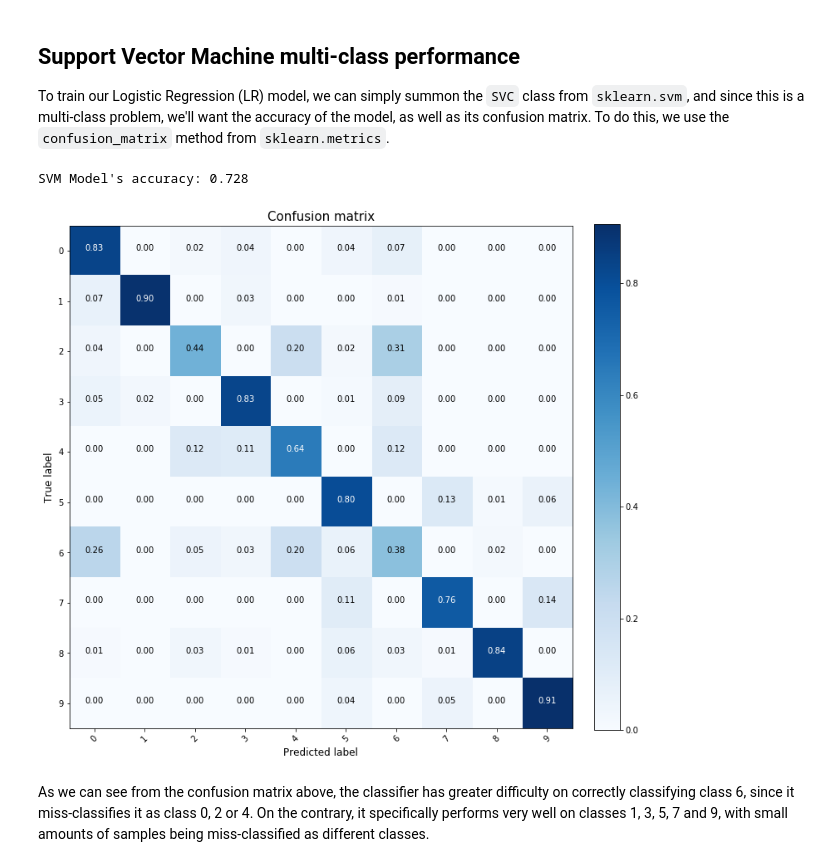
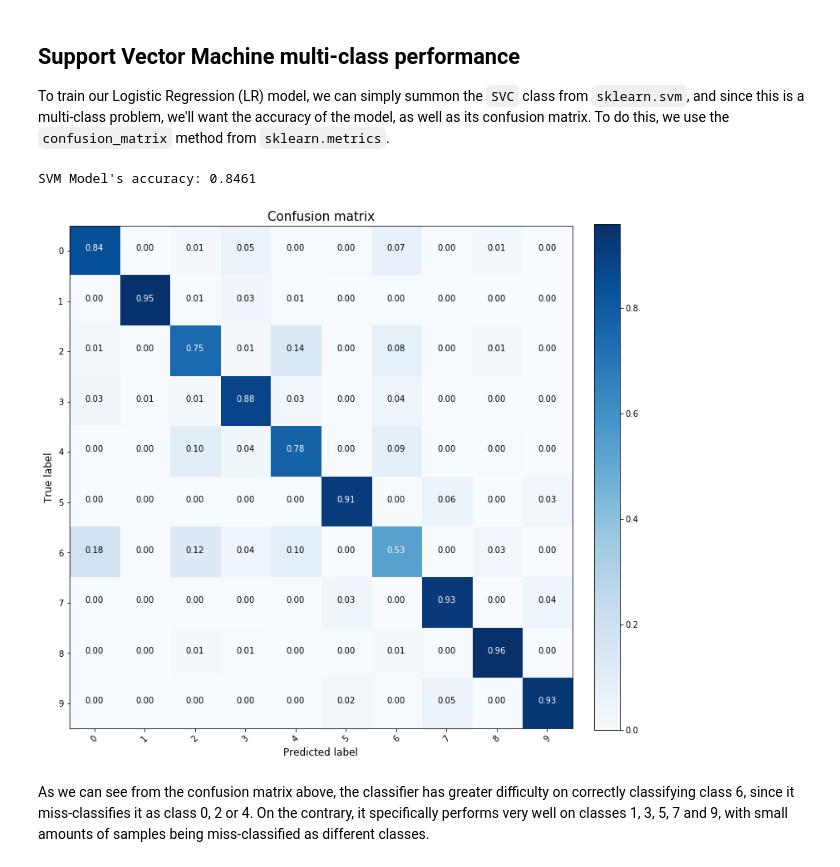
Before and after one commit to federicoarenasl/SVM-LR-on-Fashion-MNIST, a Jupyter notebook: SVM-LR-FMNIST-Tutorial.ipynb, the cells around one changed output. Drawn from its saved outputs; the diff is of its cells as text; code cells hidden in the pictures.

```diff
--- a/SVM-LR-FMNIST-Tutorial.ipynb
+++ b/SVM-LR-FMNIST-Tutorial.ipynb
@@ -73,16 +66,16 @@
 # %%
 # Initialize Multinomial Logistic Regression Model
 LR = LogisticRegression()
-LR.fit(set_Xtrn_nm, set_Ytrn)
+LR.fit(Xtrn_nm, Ytrn)
 
 # Predict labels according
-Y_pred = LR.predict(set_Xtst_nm)
+Y_pred = LR.predict(Xtst_nm)
 
 # Print accuracy on test data and labels
-accuracy = LR.score(set_Xtst_nm, set_Ytst)
+accuracy = LR.score(Xtst_nm, Ytst)
 
 # Print Confusion Matrix
-conf_matrix =  confusion_matrix(set_Ytst, Y_pred)
+conf_matrix =  confusion_matrix(Ytst, Y_pred)
 
 PlotConfusionMatrix(conf_matrix, list(range(0,10)), normalize=True)
 print(f"LR Model's accuracy: {accuracy}")
@@ -97,23 +90,23 @@
 # %%
 # Initialize C-Support Vector classifier
 SVM = SVC(kernel="rbf", C = 1.0,gamma="auto")
 # Fit classifier
-SVM.fit(set_Xtrn_nm, set_Ytrn)
+SVM.fit(Xtrn_nm, Ytrn)
 
 # Predict labels according
-Y_pred = SVM.predict(set_Xtst_nm)
+Y_pred = SVM.predict(Xtst_nm)
 
 # Print accuracy on test data and labels
-accuracy = SVM.score(set_Xtst_nm, set_Ytst)
+accuracy = SVM.score(Xtst_nm, Ytst)
 
 # Print Confusion Matrix
-conf_matrix =  confusion_matrix(set_Ytst, Y_pred)
+conf_matrix =  confusion_matrix(Ytst, Y_pred)
 
 print(f"SVM Model's accuracy: {accuracy}")
 PlotConfusionMatrix(conf_matrix, list(range(0,10)), normalize=True)
 # %% [output]
-SVM Model's accuracy: 0.728
+SVM Model's accuracy: 0.8461
-[figure, old version]
+[figure, new version]
 # %% [markdown]
 As we can see from the confusion matrix above, the classifier has greater difficulty on correctly classifying class 6, since it miss-classifies it as class 0, 2 or 4. On the contrary, it specifically performs very well on classes 1, 3, 5, 7 and 9, with small amounts of samples being miss-classified as different classes.
 # %% [markdown]
```
Also changed, not shown: parts of 6 cells of this notebook, 11 other files.
